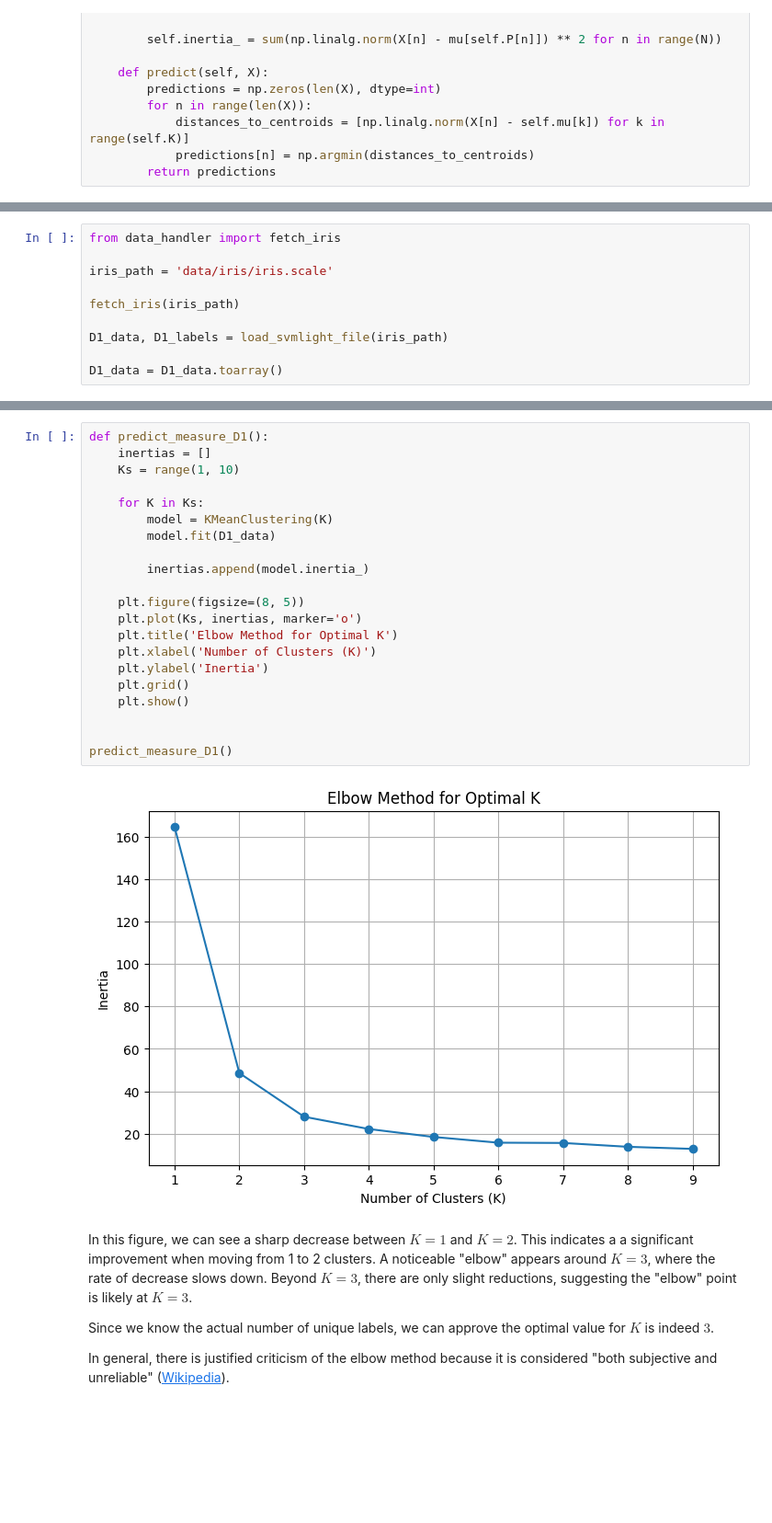
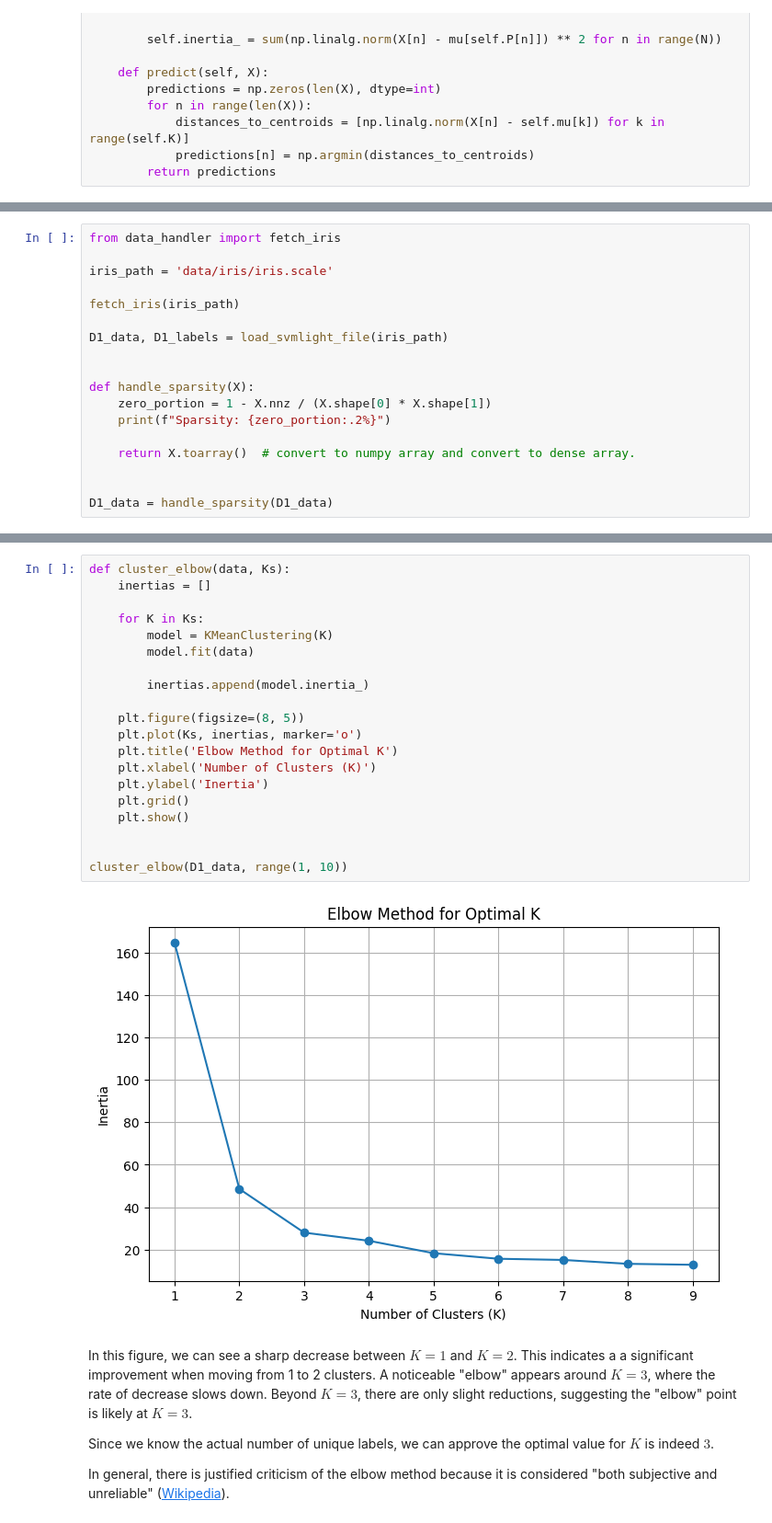
Before and after one commit to moOritzl/bachelorpraktikum-applied-machine-learning, a Jupyter notebook: Week_10/K-Means_Clustering.ipynb, the cells around one changed output, grey strips where cells are left out. Shown at 92% size. Drawn from its saved outputs; the diff is of its cells as text; blank space fills up the shorter version.

```diff
--- a/Week_10/K-Means_Clustering.ipynb
+++ b/Week_10/K-Means_Clustering.ipynb
@@ -78,6 +87,14 @@ fetch_iris(iris_path)
 
 D1_data, D1_labels = load_svmlight_file(iris_path)
 
-D1_data = D1_data.toarray()
+
+def handle_sparsity(X):
+    zero_portion = 1 - X.nnz / (X.shape[0] * X.shape[1])
+    print(f"Sparsity: {zero_portion:.2%}")
+
+    return X.toarray()  # convert to numpy array and convert to dense array.
+
+
+D1_data = handle_sparsity(D1_data)
 # %% [output]
 File downloaded and saved as data/iris/iris.scale
@@ -90,28 +110,27 @@ $$
 $$
 and plot it to find the "elbow".
 # %%
-def predict_measure_D1():
+def cluster_elbow(data, Ks):
     inertias = []
-    Ks = range(1, 10)
 
     for K in Ks:
         model = KMeanClustering(K)
-        model.fit(D1_data)
+        model.fit(data)
 
         inertias.append(model.inertia_)
 
     plt.figure(figsize=(8, 5))
     plt.plot(Ks, inertias, marker='o')
     plt.title('Elbow Method for Optimal K')
     plt.xlabel('Number of Clusters (K)')
     plt.ylabel('Inertia')
     plt.grid()
     plt.show()
 
 
-predict_measure_D1()
+cluster_elbow(D1_data, range(1, 10))
 # %% [output]
-[figure, old version]
+[figure, new version]
 # %% [markdown]
 In this figure, we can see a sharp decrease between $K = 1$ and $K = 2$. This indicates a a significant improvement when moving from 1 to 2 clusters. A noticeable "elbow" appears around $K = 3$, where the rate of decrease slows down. Beyond $K = 3$, there are only slight reductions, suggesting the "elbow" point is likely at $K = 3$.
 
```
Also changed, not shown: parts of 22 cells of this notebook, 1 other file.
